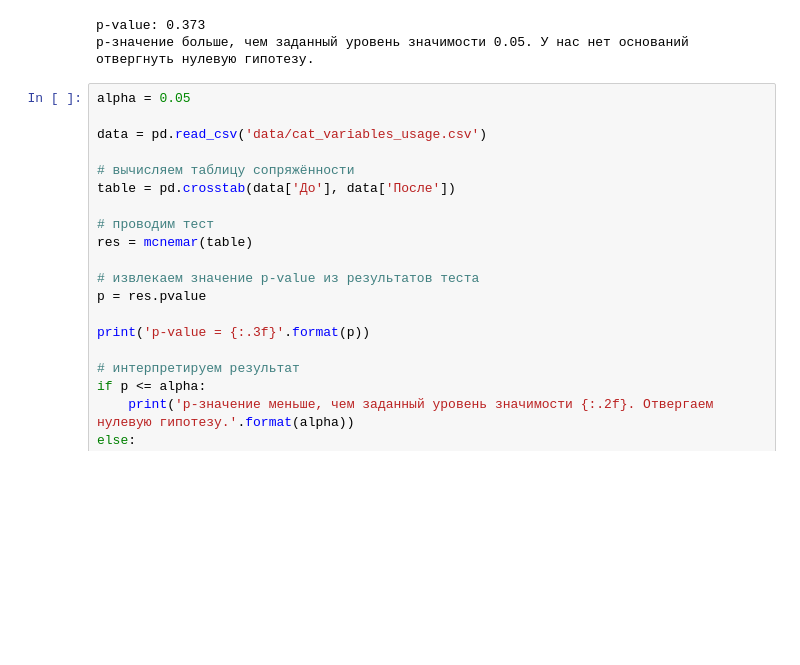
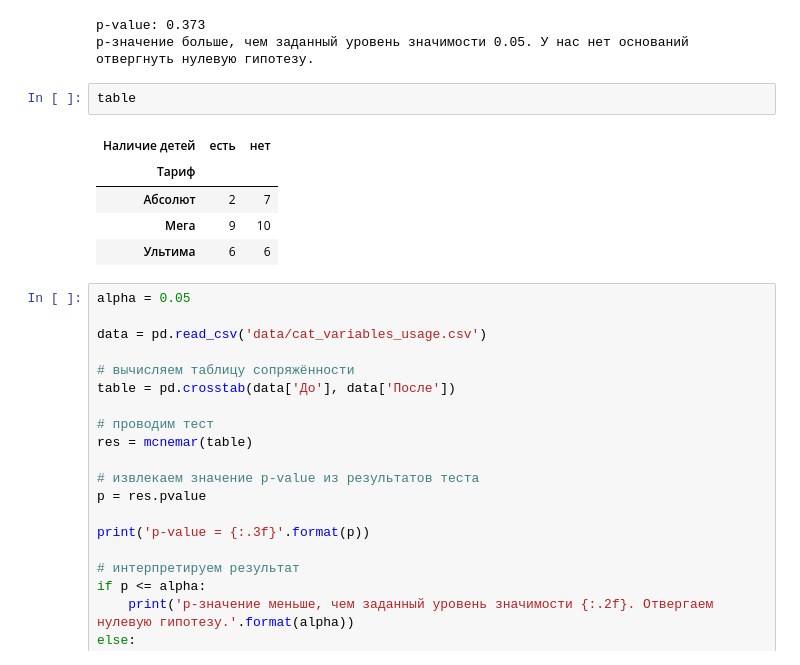
Before and after one commit to DenisBaburin/ds_school_148, a Jupyter notebook: DS_school/EDA-4_Статистические тесты/EDA-4_Статистические тесты_теория.ipynb, the cells around one changed output. Cells and saved outputs as stored; diff of their text form; blank space fills up the shorter version.

```diff
--- a/DS_school/EDA-4_Статистические тесты/EDA-4_Статистические тесты_теория.ipynb
+++ b/DS_school/EDA-4_Статистические тесты/EDA-4_Статистические тесты_теория.ipynb
@@ -425,6 +425,14 @@ else:
 # %% [output]
 p-value: 0.373
 p-значение больше, чем заданный уровень значимости 0.05. У нас нет оснований отвергнуть нулевую гипотезу.
+# %%
+table
+# %% [output]
+| Наличие детей | есть | нет |
+| Тариф |  |  |
+| Абсолют | 2 | 7 |
+| Мега | 9 | 10 |
+| Ультима | 6 | 6 |
 # %%
 alpha = 0.05
 
```
Also changed, not shown: 1 other file.
